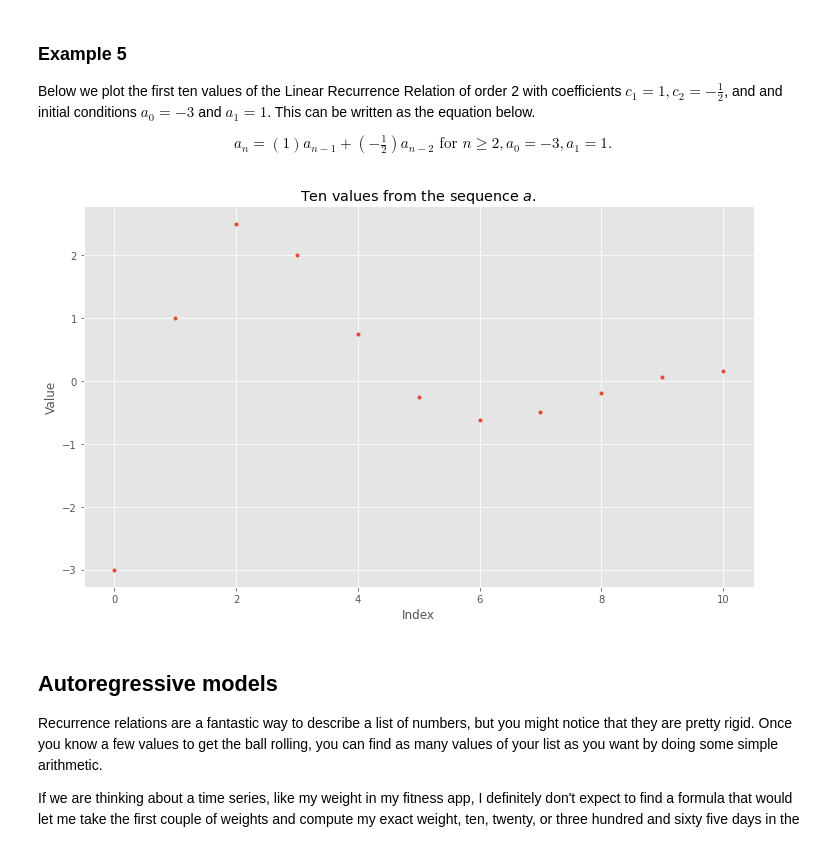
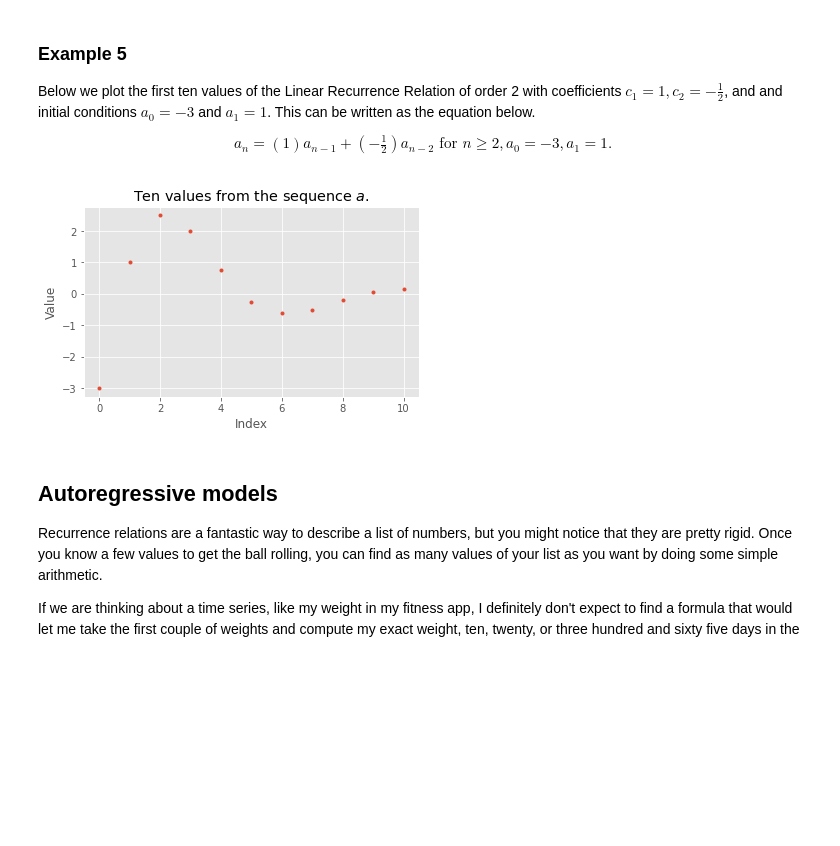
Before and after one commit to sethchart/arima-models, a Jupyter notebook: notebook.ipynb, the cells around one changed output. Drawn from its saved outputs; the diff is of its cells as text; code cells hidden in the pictures; blank space fills up the shorter version.

Commit message:
resized images

```diff
--- a/notebook.ipynb
+++ b/notebook.ipynb
@@ -119,15 +119,15 @@ $$ a_n = (1)a_{n-1} + \left(-\tfrac{1}{2}\right)a_{n-2} \text{ for } n \ge 2, a_
 # %%
 from matplotlib import pyplot as plt
 plt.style.use('ggplot')
 seq = compute_sequence(coefficients=[1, -1/2], initial_conditions=[-3, 1], n_values=10)
-fig = plt.figure(figsize=(12,7));
+fig = plt.figure(figsize=(6,3.5));
 plt.plot(seq, '.');
 plt.title("Ten values from the sequence $a$.");
 plt.xlabel("Index");
 plt.ylabel("Value");
 fig.savefig('images/rr_plot.png', dpi=600, bb_inches='tight')
 # %% [output]
-[figure, old version]
+[figure, new version]
 # %% [markdown]
 ## Autoregressive models
 
```
Also changed, not shown: parts of 2 cells of this notebook, 1 other file.
